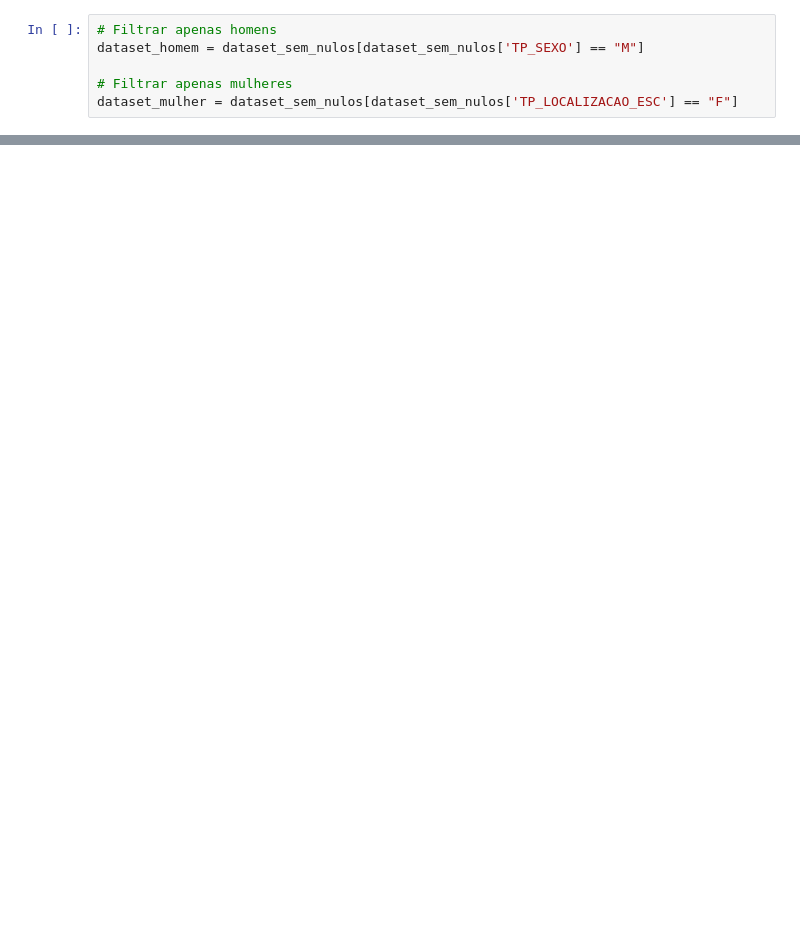
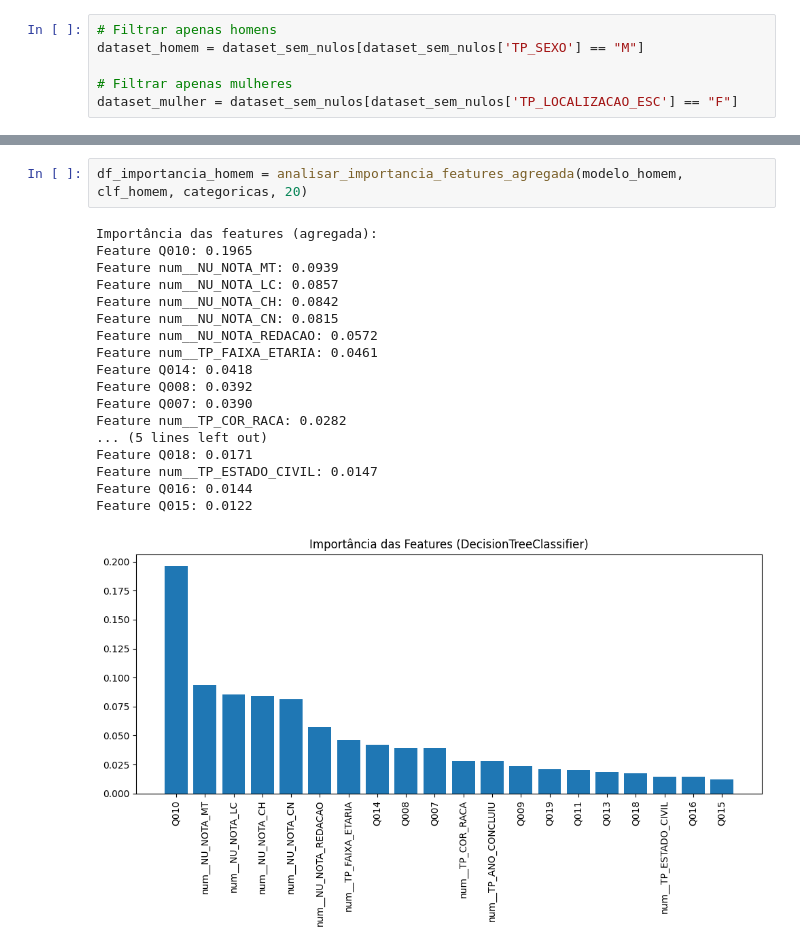
Before and after one commit to vinicarlosss/TCC_Sistemas-de-informa-o, a Jupyter notebook: arvore_decisao.ipynb, the cells around one changed output, grey strips where cells are left out. Drawn from its saved outputs; the diff is of its cells as text; blank space fills up the shorter version.

```diff
--- a/arvore_decisao.ipynb
+++ b/arvore_decisao.ipynb
@@ -639,0 +670,21 @@ Relatório de classificação:
+# %%
+df_importancia_homem = analisar_importancia_features_agregada(modelo_homem, clf_homem, categoricas, 20)
+# %% [output]
+Importância das features (agregada):
+Feature Q010: 0.1965
+Feature num__NU_NOTA_MT: 0.0939
+Feature num__NU_NOTA_LC: 0.0857
+Feature num__NU_NOTA_CH: 0.0842
+Feature num__NU_NOTA_CN: 0.0815
+Feature num__NU_NOTA_REDACAO: 0.0572
+Feature num__TP_FAIXA_ETARIA: 0.0461
+Feature Q014: 0.0418
+Feature Q008: 0.0392
+Feature Q007: 0.0390
+Feature num__TP_COR_RACA: 0.0282
+... (5 lines left out)
+Feature Q018: 0.0171
+Feature num__TP_ESTADO_CIVIL: 0.0147
+Feature Q016: 0.0144
+Feature Q015: 0.0122
+[figure, added]
```
Also changed, not shown: parts of 16 cells of this notebook.
